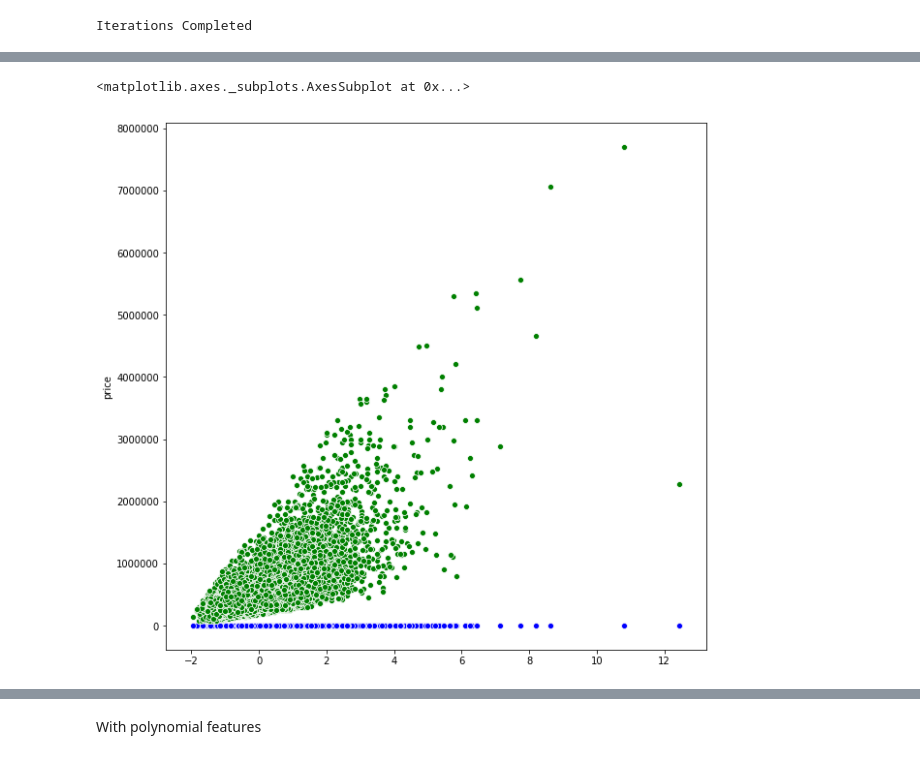
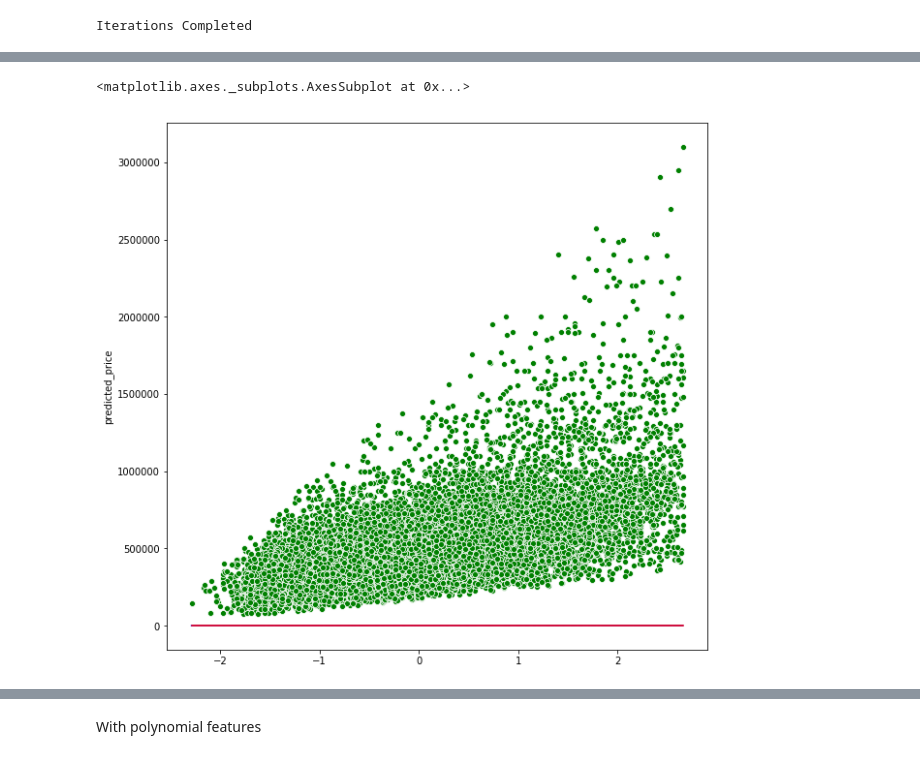
Before and after one commit to nauman-chaudhary/LinearRegression, a Jupyter notebook: Ridge Regression - L2 Regularization- with Outliers.ipynb, the cells around one changed output, grey strips where cells are left out. Saved outputs shown, nothing was run; the diff lists cells and outputs as text; code cells hidden in the pictures.

```diff
--- a/Ridge Regression - L2 Regularization- with Outliers.ipynb
+++ b/Ridge Regression - L2 Regularization- with Outliers.ipynb
@@ -134,3 +158,11 @@ house_train_data = pd.read_csv('Related Datasets/kc_house_train_data.csv')
+# %%
+mean_ = np.mean(df['sqft_living'])
+std_ = np.std(df['sqft_living'])
+m = 2
+df = df[abs(df['sqft_living'] - mean_ ) < (m*std_)]
 # %%
-data = np.array(house_train_data['sqft_living']).reshape(-1,1)
-target = np.array(house_train_data['price']).reshape(-1,1)
+data = np.array(df['sqft_living']).reshape(-1,1)
+target_unshaped = np.array(df['price'])
+target = target_unshaped.reshape(-1,1)
+print(len(data))
+print(len(target))
@@ -139,4 +171,0 @@ Normalizing data
-# %%
-data = normalize_data(data)
-print(data.shape)
-print(target.shape)
@@ -156,3 +172,6 @@ print(target.shape)
+# %%
+not_standardized_data = data
+data = standardization(data)
 # %% [markdown]
 Generating polynomail features
 # %%
@@ -203,20 +255,24 @@ Calculated weights:
 # %%
 plt.figure(figsize=(10,10))
+sns.scatterplot(x=data[:,0],y=target_unshaped,color='g')
+
+# r = w[0] + w[1]*not_standardized_data[:,0]
+# t = pd.DataFrame(not_standardized_data,columns=['sqft'])
+# t['predicted_price'] = r
+# sns.scatterplot(data=t,x=not_standardized_data[:,0],y='predicted_price',color='y')
 
 result_l2_0 = weights_l2_0[0] + weights_l2_0[1]*data[:,0]
 temp_df_small_l2 = pd.DataFrame(data,columns=['sqft'])
 temp_df_small_l2['predicted_price'] = result_l2_0
-sns.scatterplot(data=temp_df_small_l2,x=data[:,0],y='predicted_price',color='r')
+sns.lineplot(data=temp_df_small_l2,x=data[:,0],y='predicted_price',color='b')
 
 result_l2_1e11 = weights_l2_1e11[0] + weights_l2_1e11[1]*data[:,0]
 temp_df_big_l2 = pd.DataFrame(data,columns=['sqft'])
 temp_df_big_l2['predicted_price'] = result_l2_1e11
-sns.scatterplot(data=temp_df_big_l2,x=data[:,0],y='predicted_price',color='b')
-
-sns.scatterplot(x=data[:,0],y=house_train_data['price'],color='g')
+sns.lineplot(data=temp_df_big_l2,x=data[:,0],y='predicted_price',color='r')
 # %% [output]
 <matplotlib.axes._subplots.AxesSubplot at 0x...>
-[figure, old version]
+[figure, new version]
 # %%
 print('For 0 l2:   ',root_mean_squared_error(result_l2_0,target,target.shape[0]))
 print('For 1e12 l2:',root_mean_squared_error(result_l2_1e11,target,target.shape[0]))
```
Also changed, not shown: parts of 30 cells of this notebook, 1 other file.
